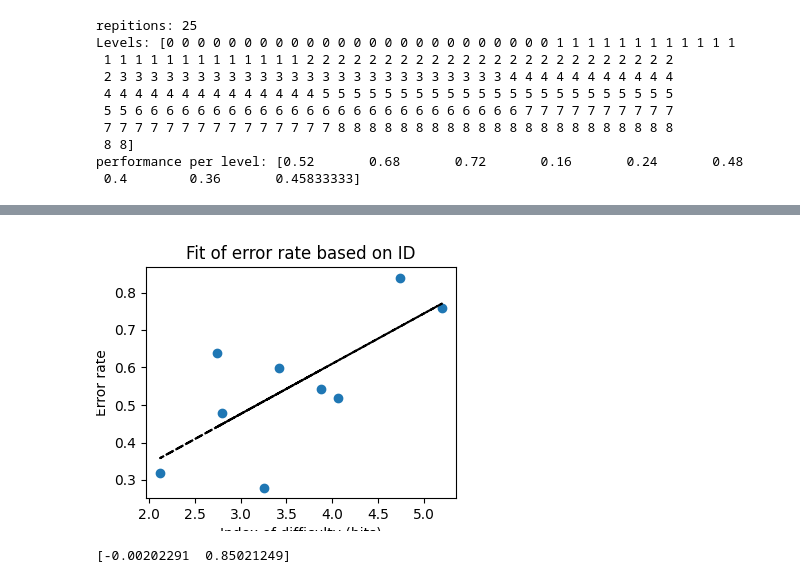
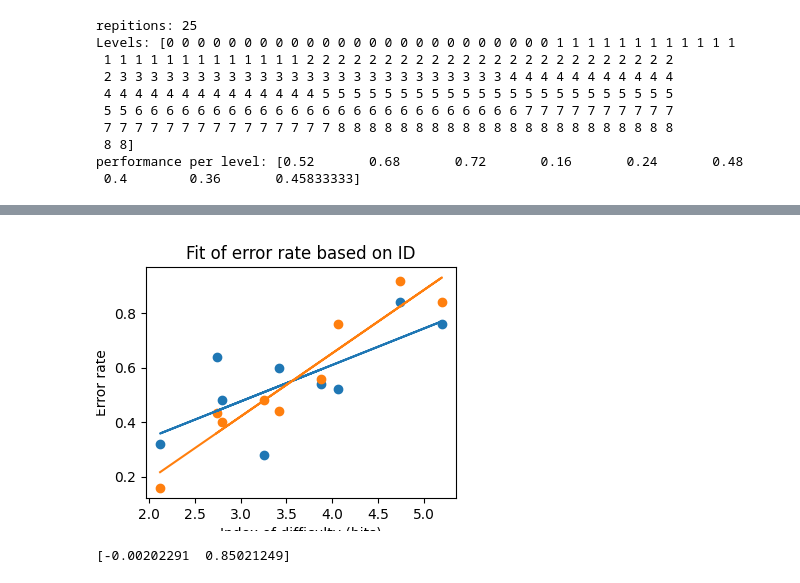
Before and after one commit to nikolechetty/TMSI_LSL, a Jupyter notebook: experiment_files/experiment_1_data_analysis_dailyn.ipynb, the cells around one changed output, grey strips where cells are left out. Saved outputs shown, nothing was run; the diff lists cells and outputs as text; code cells hidden in the pictures.

Commit message:
Added haptics vs none analysis

```diff
--- a/experiment_files/experiment_1_data_analysis_dailyn.ipynb
+++ b/experiment_files/experiment_1_data_analysis_dailyn.ipynb
@@ -76,3 +76,12 @@ Wt/Dt combos: [[ 230 1600]
  [ 150 2200]]
 ID: [2.79836614 2.12029423 3.25779776 4.73696559 5.19639721 4.05889369
  3.4150375  2.73696559 3.87446912]
+# %%
+gui_combos_wo = np.concatenate((gui_data1_wo['combos'], gui_data2_wo['combos'], gui_data3_wo['combos']), axis=0)
+gui_reps_wo = gui_data1_wo['reps']
+
+print("repitions:", gui_reps_wo)
+print('Wt/Dt combos:', gui_combos_wo)
+
+ID_wo = np.log2(gui_combos_wo[:,1]/gui_combos_wo[:,0])
+print("ID:",ID_wo)
@@ -348,3 +430,12 @@ stop_cue_timestamp_haptics = stop_cue_timestamp_haptics[np.logical_or(stop_cue_t
 
 start_cue_timestamp_haptics = start_cue_timestamp_haptics[start_cue_timestamp_haptics<450]
 stop_cue_timestamp_haptics = stop_cue_timestamp_haptics[stop_cue_timestamp_haptics<450]
+# %%
+start_cue_timestamp_wo = start_cue_timestamp_wo[np.logical_or(start_cue_timestamp_wo<128, start_cue_timestamp_wo>129)]
+stop_cue_timestamp_wo = stop_cue_timestamp_wo[np.logical_or(stop_cue_timestamp_wo<128, stop_cue_timestamp_wo>129)]
+
+start_cue_timestamp_wo = start_cue_timestamp_wo[np.logical_or(start_cue_timestamp_wo<264, start_cue_timestamp_wo>267)]
+stop_cue_timestamp_wo = stop_cue_timestamp_wo[np.logical_or(stop_cue_timestamp_wo<264, stop_cue_timestamp_wo>267)]
+
+start_cue_timestamp_wo = start_cue_timestamp_wo[start_cue_timestamp_wo<397.5]
+stop_cue_timestamp_wo = stop_cue_timestamp_wo[stop_cue_timestamp_wo<397.5]
@@ -458,3 +691,16 @@ Levels: [0 0 0 0 0 0 0 0 0 0 0 0 0 0 0 0 0 0 0 0 0 0 0 0 0 1 1 1 1 1 1 1 1 1 1 1
  8 8]
 performance per level: [0.52       0.68       0.72       0.16       0.24       0.48
  0.4        0.36       0.45833333]
+# %%
+
+repitions = gui_reps_wo
+print("repitions:", repitions)
+correct_timestamp_wo = correct_timestamp_wo[:-1]
+level = np.arange(len(correct_timestamp_wo))//repitions
+print('Levels:', level)
+
+
+
+
+performance_wo = np.bincount(level,correct_timestamp_wo)/np.bincount(level)
+print('performance per level:', performance_wo)
@@ -461,20 +718,26 @@ performance per level: [0.52       0.68       0.72       0.16       0.24       0
 # %%
 coef = np.polyfit(ID_haptics,1-performance_haptics,1)
-poly1d_fn = np.poly1d(coef)
+ID_fit_haptics = np.poly1d(coef)
+
+coef = np.polyfit(ID_wo,1-performance_wo,1)
+ID_fit_wo = np.poly1d(coef)
 # poly1d_fn is now a function which takes in x and returns an estimate for y
 
 plt.figure(figsize=(4,3))
-plt.scatter(ID_haptics, 1-performance_haptics)
-plt.plot(ID_haptics, poly1d_fn(ID_haptics), '--k') #'--k'=black dashed line, 'yo' = yellow circle marker
+plt.scatter(ID_haptics, 1-performance_haptics, label='Vibrotactile')
+plt.scatter(ID_wo, 1-performance_wo, label='None')
+plt.plot(ID_haptics, ID_fit_haptics(ID_haptics)) #'--k'=black dashed line, 'yo' = yellow circle marker
+plt.plot(ID_wo, ID_fit_wo(ID_wo)) #'--k'=black dashed line, 'yo' = yellow circle marker
 plt.title('Fit of error rate based on ID')
 plt.xlabel('Index of difficulty (bits)')
 plt.ylabel('Error rate')
 plt.show()
+plt.legend()
 # plt.xlim([0, 4])
 plt.ylim([0, 1.05])
 plt.tight_layout()
 # %% [output]
-[figure, old version]
+[figure, new version]
 # %%
 wt_coef = np.polyfit(gui_combos_haptics[:,0],1-performance_haptics,1)
 print(wt_coef)
```
Also changed, not shown: parts of 24 cells of this notebook.
